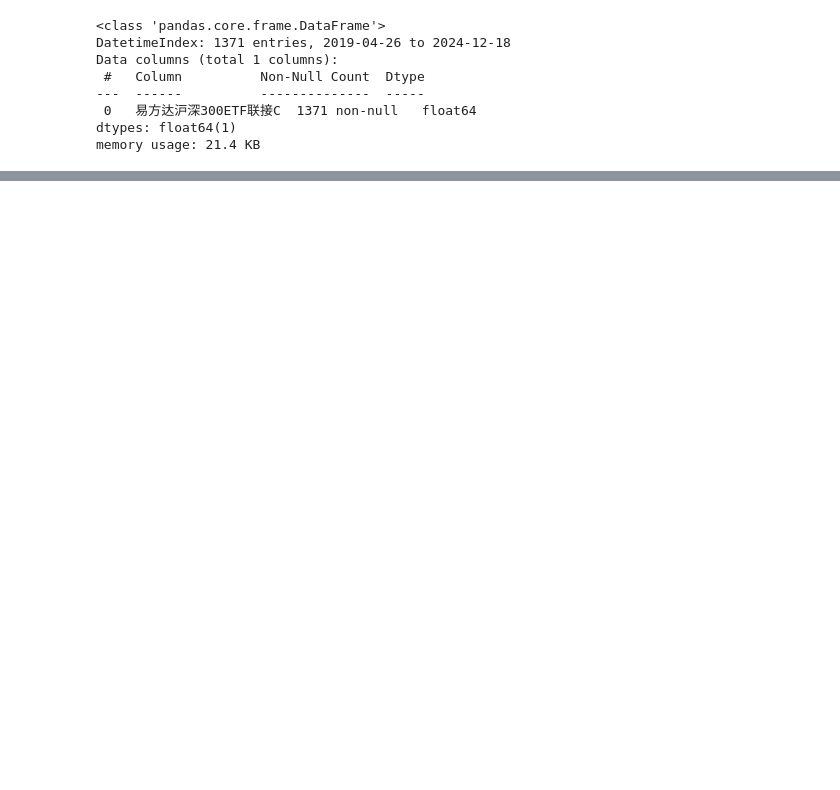
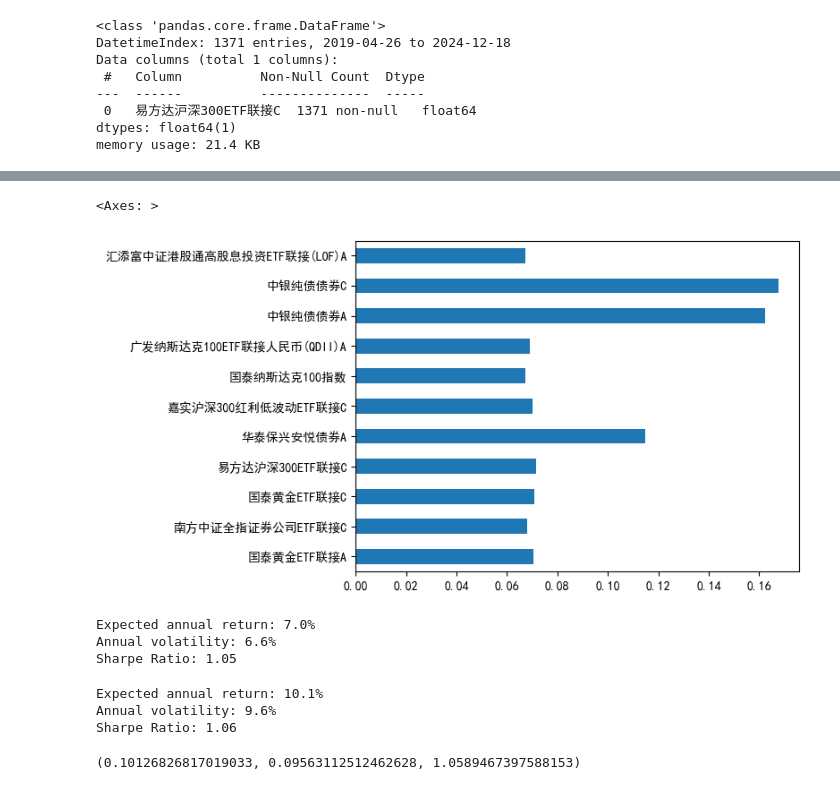
Before and after one commit to amat27/portfolio-cal, a Jupyter notebook: pg.ipynb, the cells around one changed output, grey strips where cells are left out. Saved outputs shown, nothing was run; the diff lists cells and outputs as text; code cells hidden in the pictures; blank space fills up the shorter version.

```diff
--- a/pg.ipynb
+++ b/pg.ipynb
@@ -107,0 +217,5 @@ memory usage: 21.4 KB
+# %%
+from pypfopt import expected_returns
+
+mu = expected_returns.capm_return(prices)
+mu
@@ -107,0 +238,10 @@ memory usage: 21.4 KB
+# %%
+S = risk_models.CovarianceShrinkage(prices).ledoit_wolf()
+
+# You don't have to provide expected returns in this case
+ef = EfficientFrontier(mu, S, weight_bounds=(None, None))
+#ef.min_volatility()
+ef.efficient_return(0.07)
+#ef.max_sharpe(0.02)
+weights = ef.clean_weights()
+weights
@@ -107,0 +260,22 @@ memory usage: 21.4 KB
+# %%
+pd.Series(weights).plot.barh()
+# %% [output]
+<Axes: >
+[figure, added]
+# %%
+ef.portfolio_performance(verbose=True);
+# %% [output]
+Expected annual return: 7.0%
+Annual volatility: 6.6%
+Sharpe Ratio: 1.05
+# %%
+from pypfopt import CLA, plotting
+
+cla = CLA(mu, S)
+cla.max_sharpe()
+cla.portfolio_performance(verbose=True)
+# %% [output]
+Expected annual return: 10.1%
+Annual volatility: 9.6%
+Sharpe Ratio: 1.06
+(0.10126826817019033, 0.09563112512462628, 1.0589467397588153)
```
Also changed, not shown: parts of 17 cells of this notebook.
